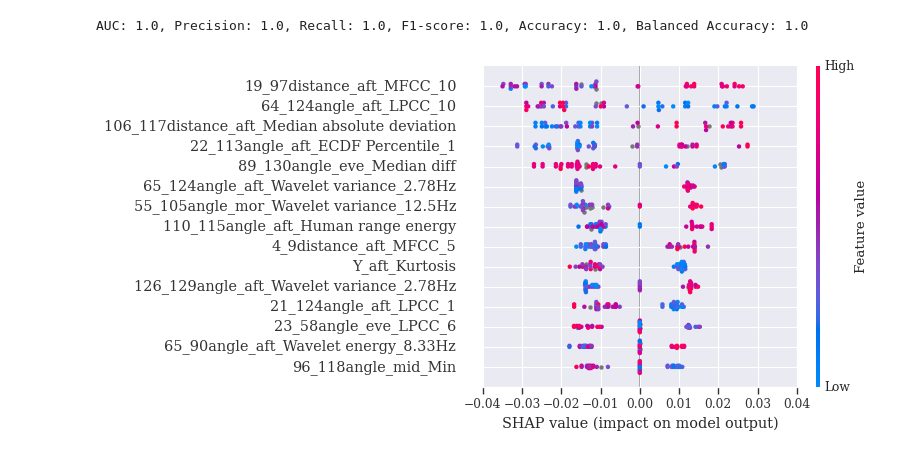
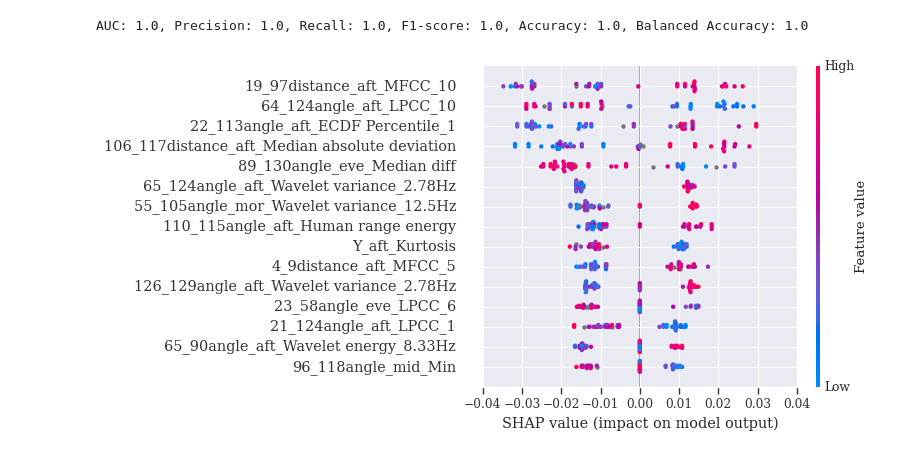
Before and after one commit to Anissima/Depression, a Jupyter notebook: Classification_combination_all_features_SHAP.ipynb, the cells around one changed output. Drawn from its saved outputs; the diff is of its cells as text; code cells hidden in the pictures.

```diff
--- a/Classification_combination_all_features_SHAP.ipynb
+++ b/Classification_combination_all_features_SHAP.ipynb
@@ -754,7 +754,6 @@ y_pred_all = []
 y_pred_proba_all = []
 cv = LeaveOneGroupOut()
 list_shap_values = list()
-list_test_sets = list()
 
 import shap
 
@@ -777,8 +776,7 @@ for i, (train_idx, test_idx) in enumerate(cv.split(X_new, y, group)):
 
     explainer = shap.TreeExplainer(model)
     shap_values = explainer.shap_values(X_test)
-    list_shap_values.append(shap_values)
-    list_test_sets.append(test_idx)
+    list_shap_values.append(shap_values[1])
 
 
 
@@ -802,11 +800,4 @@ balanced_acc = balanced_accuracy_score(y_true_all, y_pred_all)
 print(f'AUC: {auc_score}, Precision: {precision}, Recall: {recall}, F1-score: {f1}, Accuracy: {acc}, Balanced Accuracy: {balanced_acc}')
 # %% [output]
 AUC: 1.0, Precision: 1.0, Recall: 1.0, F1-score: 1.0, Accuracy: 1.0, Balanced Accuracy: 1.0
-# %%
-#combining results from all iterations
-test_set = list_test_sets[0]
-shap_values = np.array(list_shap_values[0])
-for i in range(1,len(list_test_sets)):
-    test_set = np.concatenate((test_set,list_test_sets[i]),axis=0)
-    shap_values = np.concatenate((shap_values,np.array(list_shap_values[i])),axis=1)
 # %%
@@ -856,11 +848,7 @@ for i, (train_idx, test_idx) in enumerate(cv.split(X_new, y, group)):
 
     explainer = shap.TreeExplainer(model)
     shap_values = explainer.shap_values(X_test)
-    list_shap_values.append(shap_values)
-    list_test_sets.append(test_idx)
-
-
-
+    list_shap_values.append(shap_values[1])
 
 
 
@@ -895,8 +876,9 @@ for i in range(1,len(list_test_sets)):
 # %%
-import matplotlib.pyplot as pl
+import matplotlib.pyplot
+all_shap_values_concat = np.concatenate([sv for sv in list_shap_values])  # Use sv[1], sv[2], etc., for other classes
 
-shap.summary_plot(shap_values[1], X_new, max_display=15, plot_size=[10,5], show=False)
-pl.savefig("shap_summary_RFsmote.pdf",dpi=700) #.png,.pdf will also support here
-pl.show()
+# Visualize SHAP values for all samples
+shap.summary_plot(all_shap_values_concat, X_new, max_display=15, plot_size=[10,5], show=False)
+matplotlib.pyplot.savefig("shap_combined_features_RF_smote_patient_out_predict.pdf",dpi=700) #.png,.pdf will also support here
 # %% [output]
-[figure, old version]
+[figure, new version]
```
Also changed, not shown: parts of 2 cells of this notebook.
